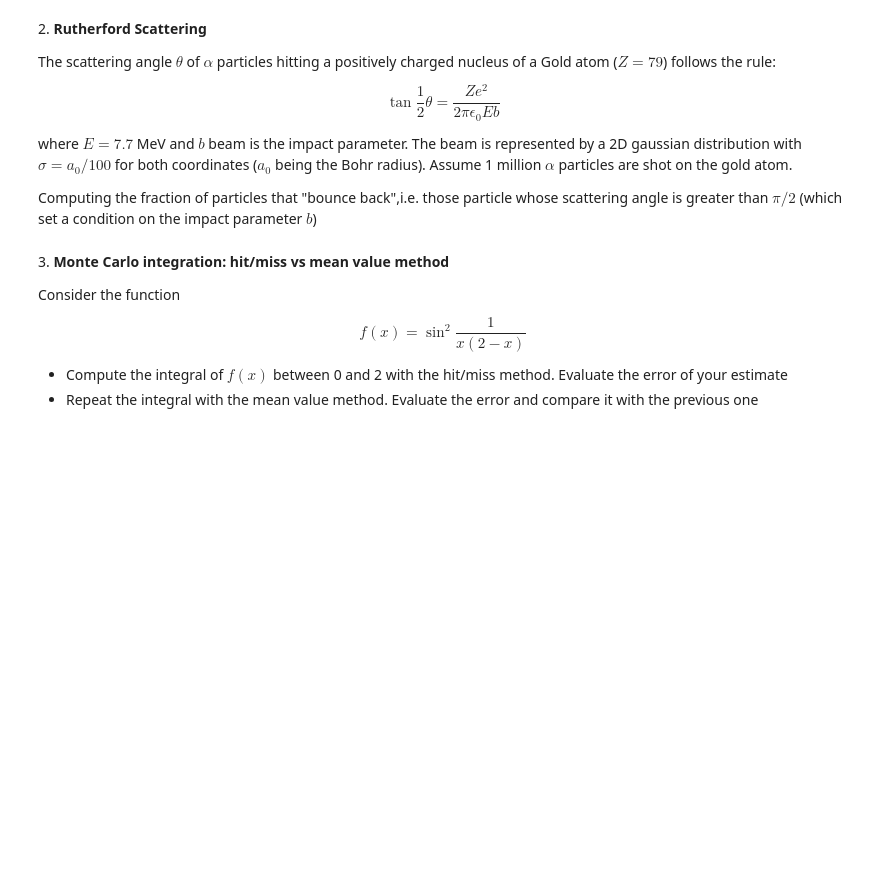
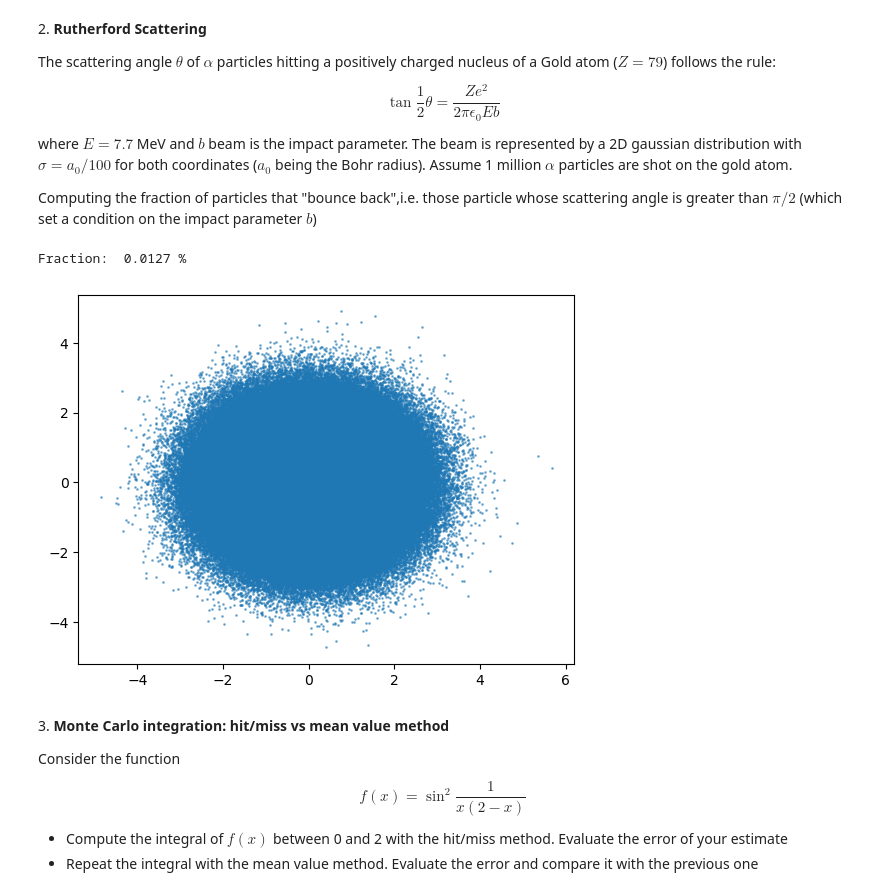
Before and after one commit to andrealorenzetto/LaboratoryOfComputationalPhysics_Y8, a Jupyter notebook: 10ex_MonteCarlo.ipynb, the cells around one changed output. Cells and saved outputs as stored; diff of their text form; code cells hidden in the pictures; blank space fills up the shorter version.

```diff
--- a/10ex_MonteCarlo.ipynb
+++ b/10ex_MonteCarlo.ipynb
@@ -55,6 +55,26 @@ $$
 where $E=7.7$ MeV and $b$ beam is the impact parameter. The beam is represented by a 2D gaussian distribution with $\sigma=a_0/100$ for both coordinates ($a_0$ being the Bohr radius). Assume 1 million $\alpha$ particles are shot on the gold atom.
 
 Computing the fraction of particles that "bounce back",i.e. those particle whose scattering angle is greater than $\pi/2$ (which set a condition on the impact parameter $b$)
+# %%
+import numpy as np
+import matplotlib.pyplot as plt
+import numpy.random as npr
+
+param = 1.484255845e-2
+N = 1000000
+theta = 2*np.pi*npr.random(N)
+r=np.sqrt(-2*np.log(npr.random(N)))
+x = r*np.cos(theta)
+y = r*np.sin(theta)
+# print(x.std())
+# print(y.std())
+plt.scatter(x,y,s=1,alpha=0.5)
+mask = r < param
+print("Fraction: ", 100*len(r[mask])/len(r), "%")
+plt.show()
+# %% [output]
+Fraction:  0.0127 %
+[figure, added]
 # %% [markdown]
 3\. **Monte Carlo integration: hit/miss vs mean value method**
 
```
Also changed, not shown: 1 other file.
